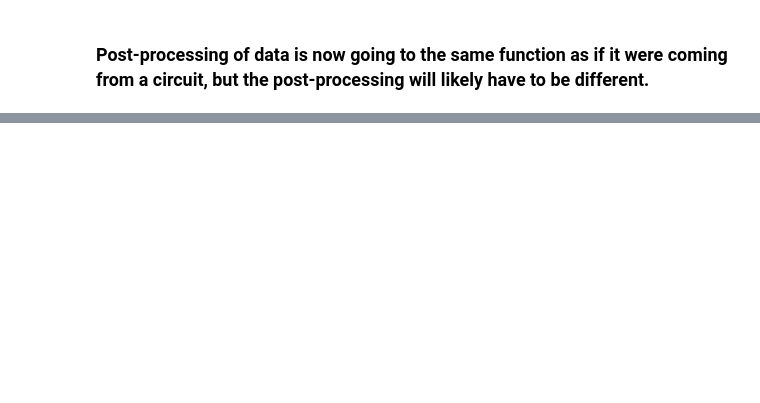
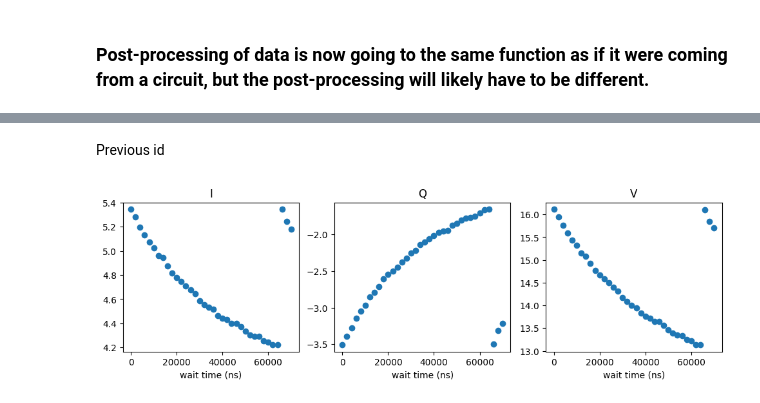
Before and after one commit to qilimanjaro-tech/qiboconnection-portfolio, a Jupyter notebook: benchmarks/coherence_times/t1.ipynb, the cells around one changed output, grey strips where cells are left out. Saved outputs shown, nothing was run; the diff lists cells and outputs as text; code cells hidden in the pictures; blank space fills up the shorter version.

```diff
--- a/benchmarks/coherence_times/t1.ipynb
+++ b/benchmarks/coherence_times/t1.ipynb
@@ -12,14 +12,13 @@ from qst_qpt_helper_functions import *
 from qiboconnection.api import API
 from qiboconnection.connection import ConnectionConfiguration
 
-import os
+from qililab.utils import from_dict
 
 import matplotlib.pyplot as plt
 
 from scipy.optimize import curve_fit
 
 
-# api = API(ConnectionConfiguration(username="qat", api_key="meow"))
-api = API(ConnectionConfiguration(username="apalacios", api_key="3ec51562-3ff2-4f7b-add8-b21e1645a89d"))
+api = API(ConnectionConfiguration(username="qat", api_key="meow"))
 
 api.select_device_id(9)
@@ -194 +174,20 @@ data_probabilities = process_returned_dataformat(results, nqubits=1)
+# %% [markdown]
+Previous id
+# %%
+# Wait_duration_list = np.linspace(Wait_start, Wait_stop, Wait_step, endpoint=True)
+fig, axes = plt.subplots(1, 3, figsize=(12, 3))
+data = [i_vec, q_vec, v_vec]
+xaxis = np.arange(wait_start, wait_stop + wait_step, wait_step)
+titles = ["I", "Q", "V"]
+
+for i in range(3):
+    axes[i].plot(xaxis, data[i], "o")
+    axes[i].set_title(titles[i])
+    axes[i].set_xlabel("wait time (ns)")
+# plt.figure(figsize=(3, 3))
+# plt.plot(i_vec, q_vec, "o")
+# plt.xlabel("I")
+# plt.ylabel("Q")
+# %% [output]
+[figure, added]
 # %%
```
Also changed, not shown: parts of 24 cells of this notebook.
